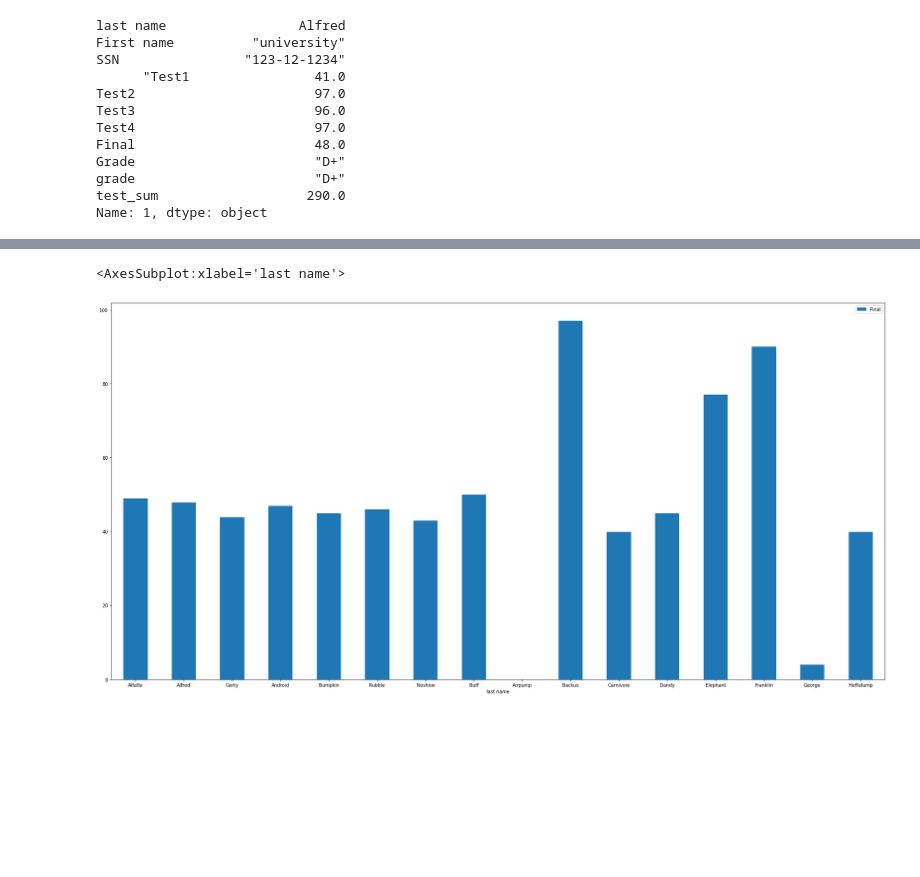
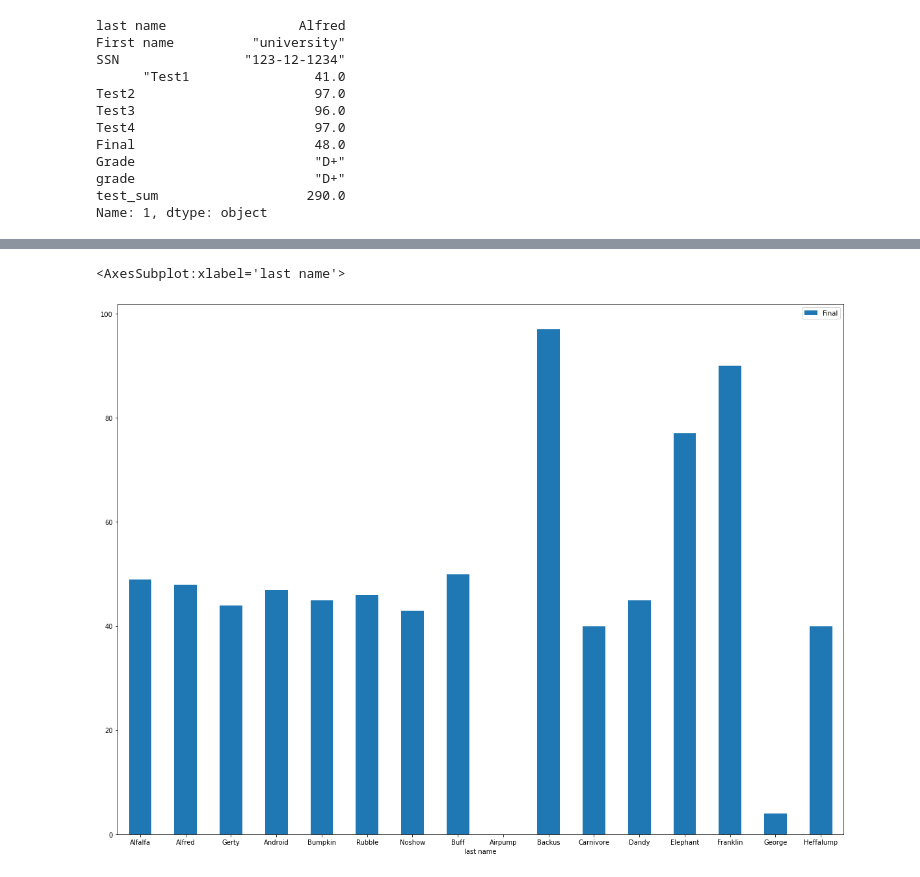
Before and after one commit to kernel-loophole/data-analysis-with-pandas, a Jupyter notebook: student_data_analysis.ipynb, the cells around one changed output, grey strips where cells are left out. Drawn from its saved outputs; the diff is of its cells as text; code cells hidden in the pictures; blank space fills up the shorter version.

```diff
--- a/student_data_analysis.ipynb
+++ b/student_data_analysis.ipynb
@@ -139,9 +157,9 @@ student_data.plot.bar(x="last name",y="test_sum",figsize=(30,15))
 # %%
 student_data["Final"]=student_data["Final"].replace({'   "A"':"00"})
 student_data["Final"]=pd.to_numeric(student_data["Final"])
-student_data.plot.bar(x="last name",y="Final",figsize=(30,15),stacked=True,rot=0)
+student_data.plot.bar(x="last name",y="Final",figsize=(20,15),stacked=True,rot=0)
 # %% [output]
 <AxesSubplot:xlabel='last name'>
-[figure, old version]
+[figure, new version]
 # %%
 df3=student_data[['Final',"test_sum" ,"last name"]]
```
Also changed, not shown: parts of 4 cells of this notebook.
